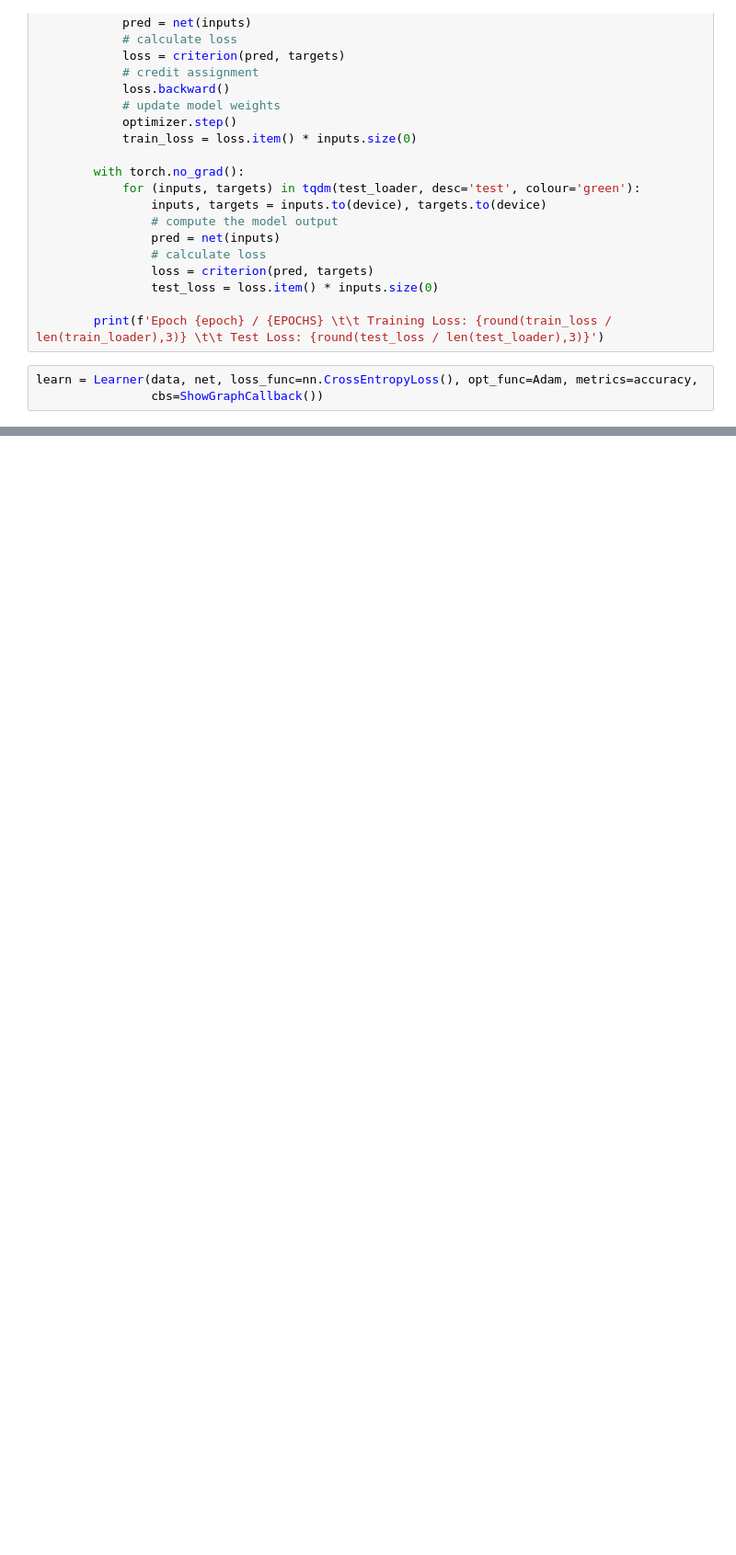
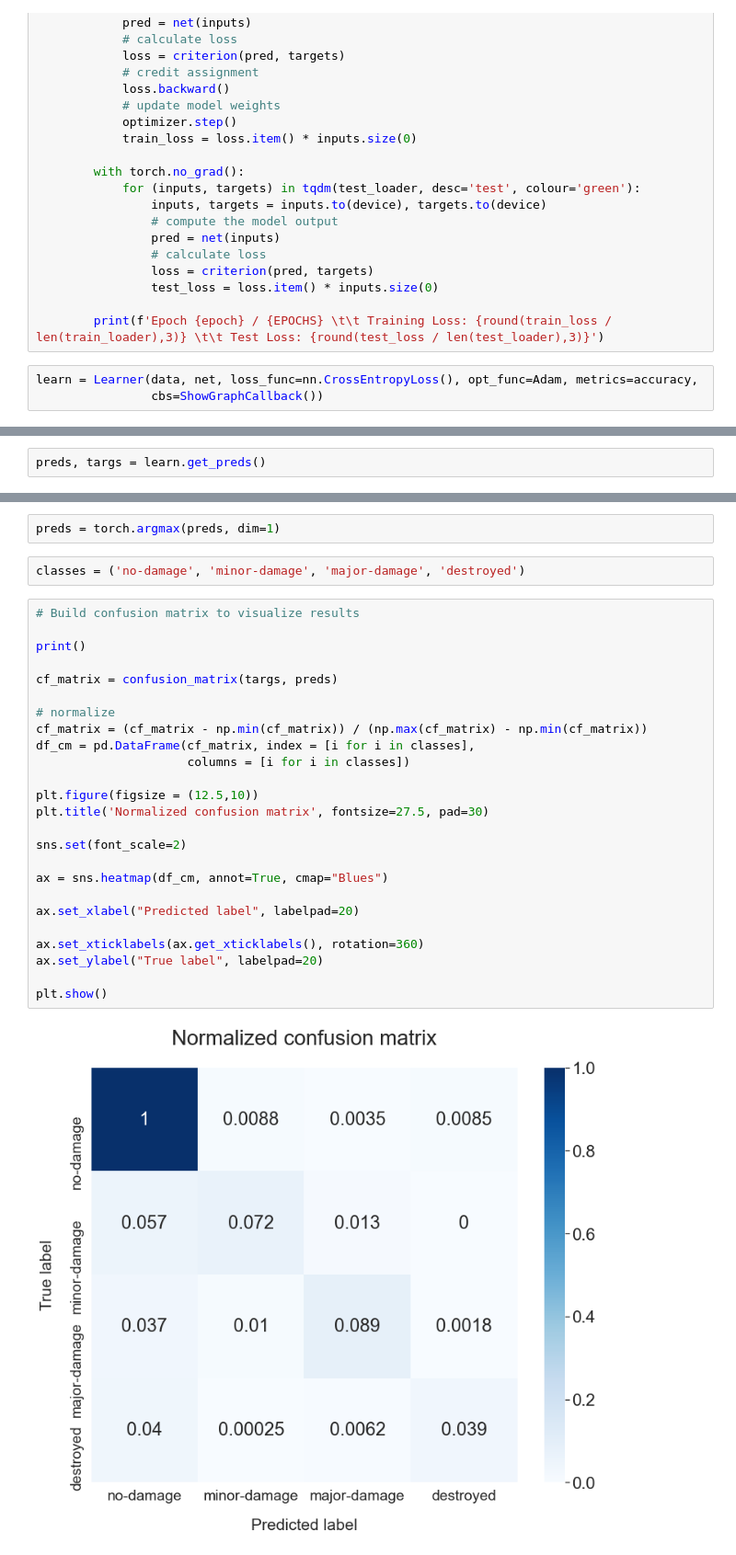
Before and after one commit to lavaman131/Disaster-Relief-Project, a Jupyter notebook: disaster_model.ipynb, the cells around one changed output, grey strips where cells are left out. Shown at 92% size. Cells and saved outputs as stored; diff of their text form; blank space fills up the shorter version.

Commit message:
added confusion matrix

```diff
--- a/disaster_model.ipynb
+++ b/disaster_model.ipynb
@@ -189,0 +192,2 @@ learn.fit_one_cycle(2, 0.01)
+# %%
+preds, targs = learn.get_preds()
@@ -189,0 +196,31 @@ learn.fit_one_cycle(2, 0.01)
+# %%
+preds = torch.argmax(preds, dim=1)
+# %%
+classes = ('no-damage', 'minor-damage', 'major-damage', 'destroyed')
+# %%
+# Build confusion matrix to visualize results
+
+print()
+
+cf_matrix = confusion_matrix(targs, preds)
+
+# normalize
+cf_matrix = (cf_matrix - np.min(cf_matrix)) / (np.max(cf_matrix) - np.min(cf_matrix))
+df_cm = pd.DataFrame(cf_matrix, index = [i for i in classes],
+                     columns = [i for i in classes])
+
+plt.figure(figsize = (12.5,10))
+plt.title('Normalized confusion matrix', fontsize=27.5, pad=30)
+
+sns.set(font_scale=2)
+
+ax = sns.heatmap(df_cm, annot=True, cmap="Blues")
+
+ax.set_xlabel("Predicted label", labelpad=20)
+
+ax.set_xticklabels(ax.get_xticklabels(), rotation=360)
+ax.set_ylabel("True label", labelpad=20)
+
+plt.show()
+# %% [output]
+[figure, added]
```
Also changed, not shown: parts of 3 cells of this notebook, 1 other file.
